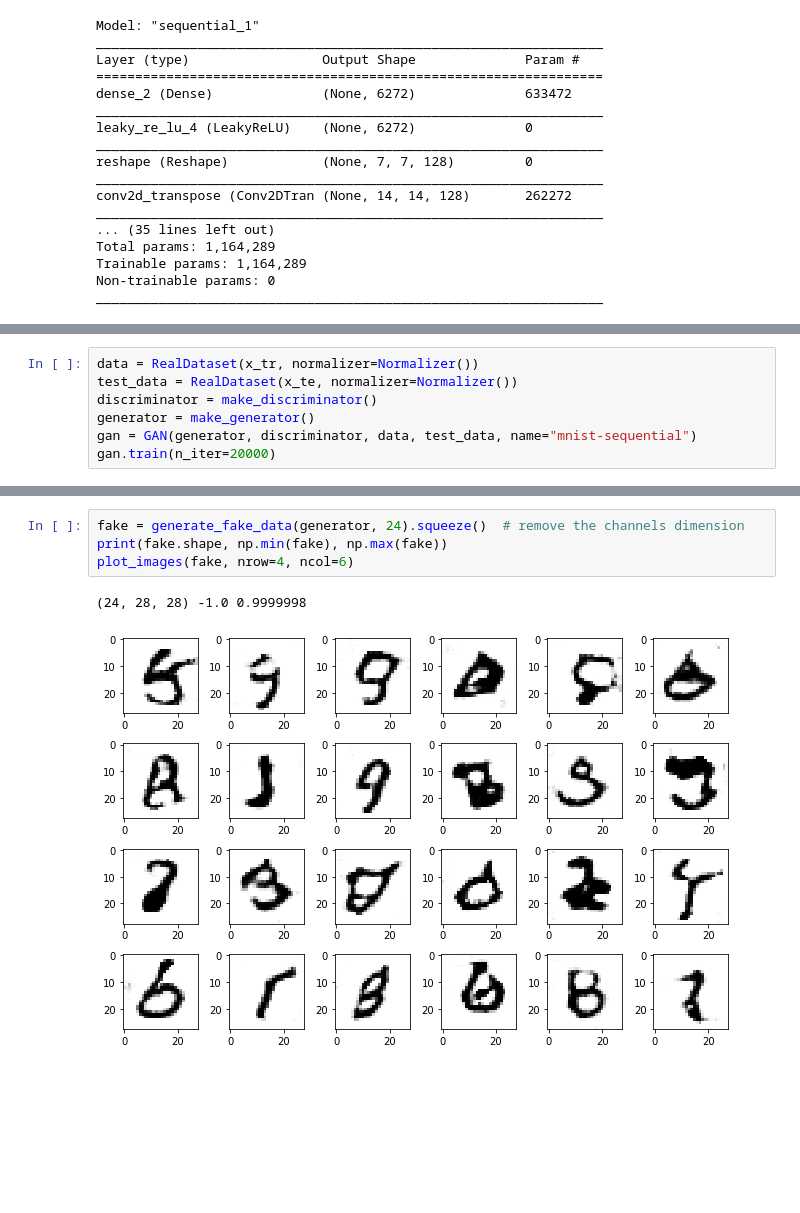
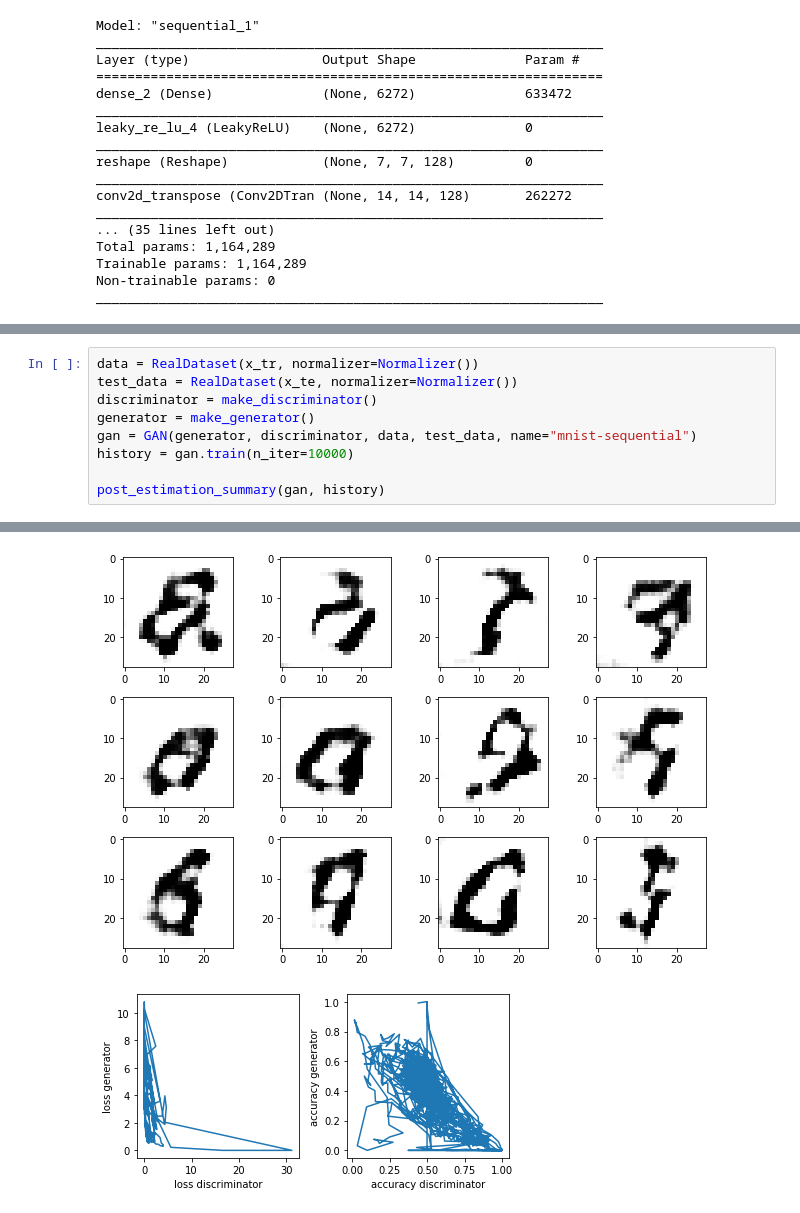
Before and after one commit to kota7/ilearn-gan, a Jupyter notebook: 2_gan-for-generating-mnist-images.ipynb, the cells around one changed output, grey strips where cells are left out. Saved outputs shown, nothing was run; the diff lists cells and outputs as text; blank space fills up the shorter version.

```diff
--- a/2_gan-for-generating-mnist-images.ipynb
+++ b/2_gan-for-generating-mnist-images.ipynb
@@ -343,5 +379,7 @@ test_data = RealDataset(x_te, normalizer=Normalizer())
 discriminator = make_discriminator()
 generator = make_generator()
 gan = GAN(generator, discriminator, data, test_data, name="mnist-sequential")
-gan.train(n_iter=20000)
+history = gan.train(n_iter=10000)
+
+post_estimation_summary(gan, history)
 # %% [output]
@@ -365,7 +403,2 @@ Iter 20000: loss=(0.695, 0.684), acc=(0.430, 0.875)
+[figure, added]
+[figure, added]
-# %%
-fake = generate_fake_data(generator, 24).squeeze()  # remove the channels dimension
-print(fake.shape, np.min(fake), np.max(fake))
-plot_images(fake, nrow=4, ncol=6)
-# %% [output]
-(24, 28, 28) -1.0 0.9999998
-[figure, removed]
```
Also changed, not shown: parts of 18 cells of this notebook.
